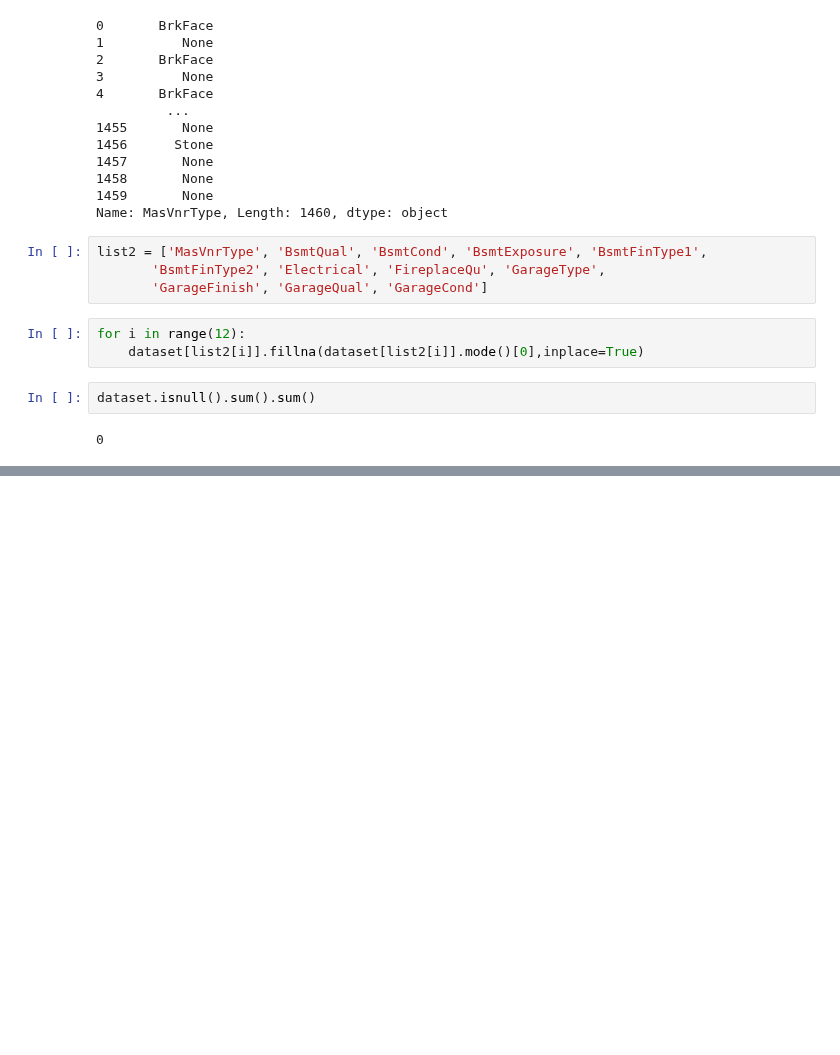
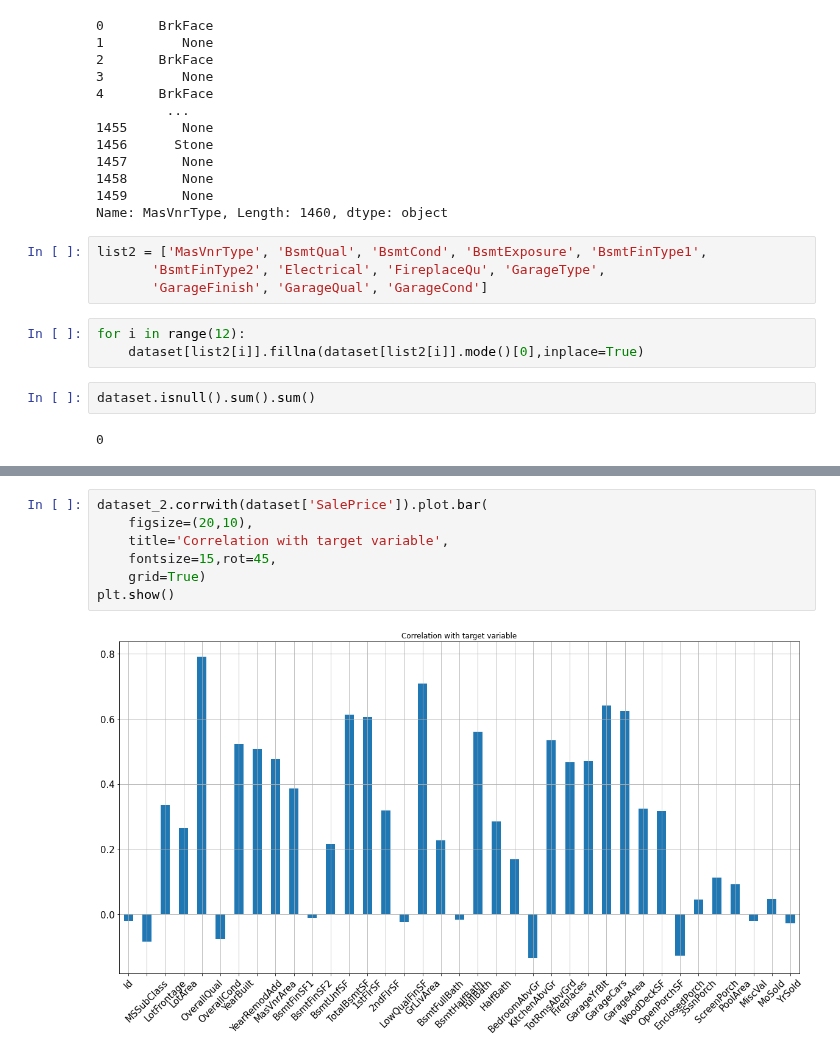
Before and after one commit to Twtamaris/machine_learning, a Jupyter notebook: house_price/house_price.ipynb, the cells around one changed output, grey strips where cells are left out. Drawn from its saved outputs; the diff is of its cells as text; blank space fills up the shorter version.

```diff
--- a/house_price/house_price.ipynb
+++ b/house_price/house_price.ipynb
@@ -230,0 +250,9 @@ dataset.isnull().sum().sum()
+# %%
+dataset_2.corrwith(dataset['SalePrice']).plot.bar(
+    figsize=(20,10),
+    title='Correlation with target variable',
+    fontsize=15,rot=45,
+    grid=True)
+plt.show()
+# %% [output]
+[figure, added]
```
Also changed, not shown: parts of 23 cells of this notebook.
